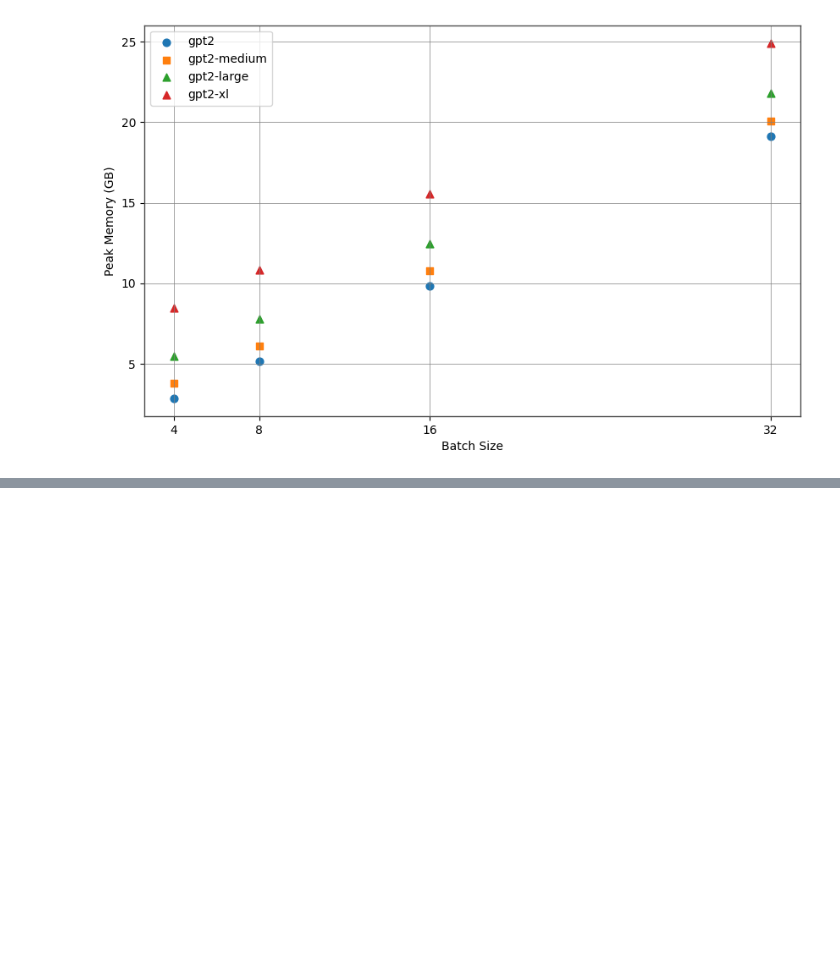
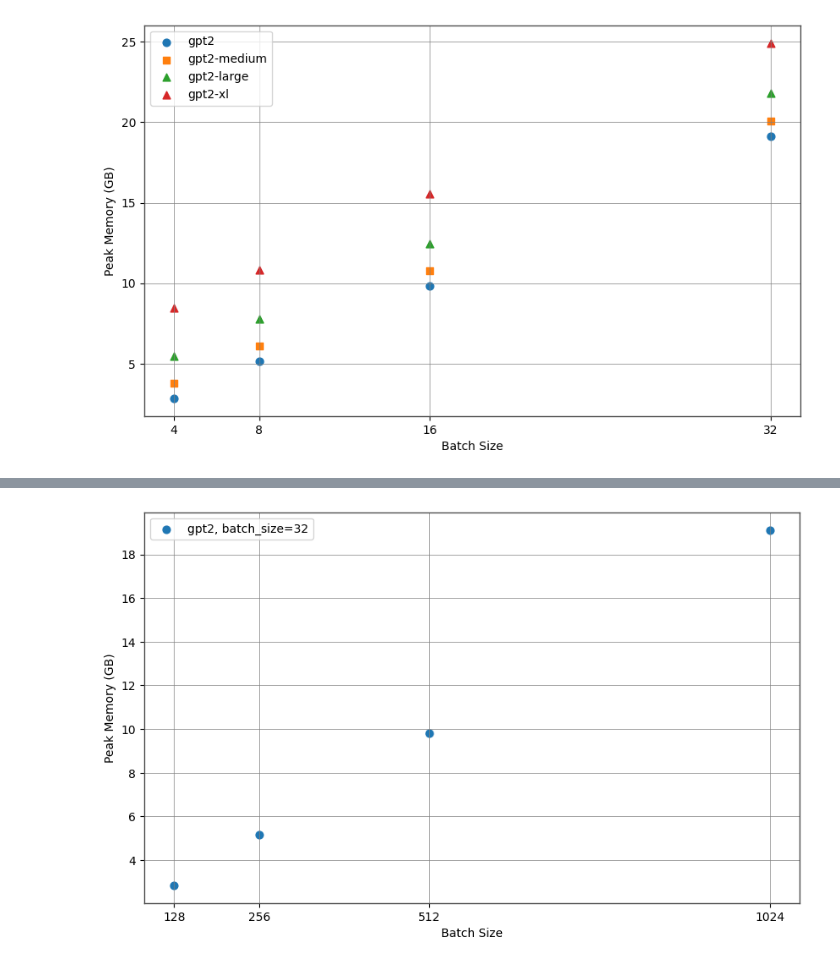
Before and after one commit to zymko/LLMs-Inference, a Jupyter notebook: plot.ipynb, the cells around one changed output, grey strips where cells are left out. Cells and saved outputs as stored; diff of their text form; code cells hidden in the pictures; blank space fills up the shorter version.

```diff
--- a/plot.ipynb
+++ b/plot.ipynb
@@ -60,0 +115,23 @@ plt.savefig(f"gpt_results/peak_memory_b_m.png")
+# %%
+fig, ax = plt.subplots(figsize=(10, 6))
+
+x = df_1['batch_size'] // 4
+
+ax.scatter(x, df_5['peak_memory']/1024, color='#1f77b4', marker='o', s=40, label='gpt2, batch_size=32')
+
+
+ax.set_xlabel("Batch Size")
+ax.set_ylabel('Peak Memory (GB)')
+
+ax.set_xticks([1, 2, 4, 8])
+ax.set_xticklabels(['128','256', '512', '1024'])
+ax.grid(True, color='gray', linewidth=0.5)
+ax.legend()
+
+for spine in ax.spines.values():
+    spine.set_edgecolor('#4D4D4D')
+    spine.set_linewidth(1)
+
+plt.savefig(f"gpt_results/peak_memory_s.png")
+# %% [output]
+[figure, added]
```
Also changed, not shown: parts of 3 cells of this notebook, 7 other files.
